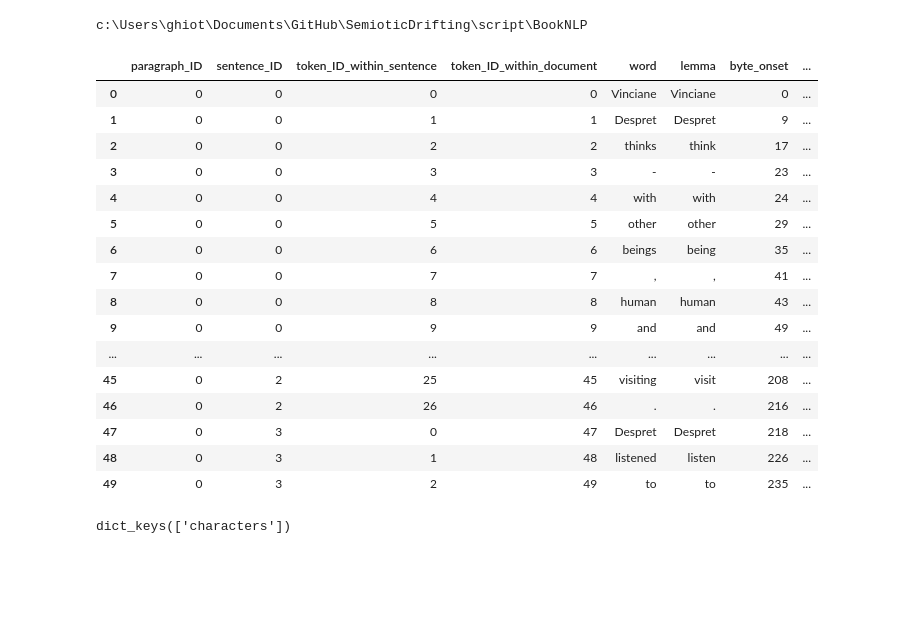
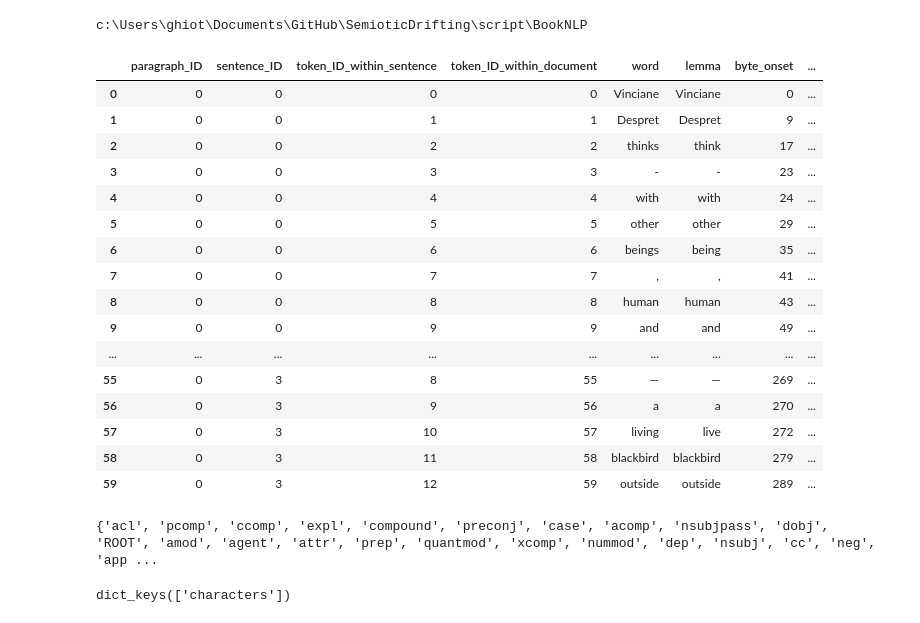
Before and after one commit to Explorers-in-the-Chthulucene/SemioticDrifting, a Jupyter notebook: script/BookNLP/BookNLP_output_analysis.ipynb, the cells around one changed output. Cells and saved outputs as stored; diff of their text form; code cells hidden in the pictures; blank space fills up the shorter version.

```diff
--- a/script/BookNLP/BookNLP_output_analysis.ipynb
+++ b/script/BookNLP/BookNLP_output_analysis.ipynb
@@ -7,39 +7,45 @@ print(cwd)
 
 entities_df = pd.read_csv("./ch_7/ch_7.entities", delimiter="\t")
 #entities_df = pd.read_csv("ChthuluceneDR/Chthulucene.entities", delimiter="\t")
 #supersense_df = pd.read_csv("../distant_reading/ChthuluceneDR/Chthulucene.supersense", delimiter="\t")
 tokens_df = pd.read_csv("./ch_7/ch_7.tokens", delimiter="\t")
 #df = df.sort_values(by = ["COREF"], ascending = True )
 #df = df.query("COREF == 354")
 
 #supersense_df = supersense_df.query("supersense_category == 'noun.event'")
 #df = entities_df.sort_values(by=["COREF"], ascending=True)
 #df[300:350]
 
 
 #tokens_df = tokens_df.query("sentence_ID == 0" and "sentence_ID == 1")
 
 #char_id in .quotes == COREF in .entities
-tokens_df[:50]
+entities_df[:50]
+#tokens_df[:60]
 # %% [output]
 c:\Users\ghiot\Documents\GitHub\SemioticDrifting\script\BookNLP
 |  | paragraph_ID | sentence_ID | token_ID_within_sentence | token_ID_within_document | word | lemma | byte_onset | ... |
 | 0 | 0 | 0 | 0 | 0 | Vinciane | Vinciane | 0 | ... |
 | 1 | 0 | 0 | 1 | 1 | Despret | Despret | 9 | ... |
 | 2 | 0 | 0 | 2 | 2 | thinks | think | 17 | ... |
 | 3 | 0 | 0 | 3 | 3 | - | - | 23 | ... |
 | 4 | 0 | 0 | 4 | 4 | with | with | 24 | ... |
 | 5 | 0 | 0 | 5 | 5 | other | other | 29 | ... |
 | 6 | 0 | 0 | 6 | 6 | beings | being | 35 | ... |
 | 7 | 0 | 0 | 7 | 7 | , | , | 41 | ... |
 | 8 | 0 | 0 | 8 | 8 | human | human | 43 | ... |
 | 9 | 0 | 0 | 9 | 9 | and | and | 49 | ... |
 | ... | ... | ... | ... | ... | ... | ... | ... | ... |
-| 45 | 0 | 2 | 25 | 45 | visiting | visit | 208 | ... |
-| 46 | 0 | 2 | 26 | 46 | . | . | 216 | ... |
-| 47 | 0 | 3 | 0 | 47 | Despret | Despret | 218 | ... |
-| 48 | 0 | 3 | 1 | 48 | listened | listen | 226 | ... |
-| 49 | 0 | 3 | 2 | 49 | to | to | 235 | ... |
+| 55 | 0 | 3 | 8 | 55 | — | — | 269 | ... |
+| 56 | 0 | 3 | 9 | 56 | a | a | 270 | ... |
+| 57 | 0 | 3 | 10 | 57 | living | live | 272 | ... |
+| 58 | 0 | 3 | 11 | 58 | blackbird | blackbird | 279 | ... |
+| 59 | 0 | 3 | 12 | 59 | outside | outside | 289 | ... |
+# %%
+dep = set(tokens_df["dependency_relation"])
+print(dep) #PER GPE LOC ORG
+# %% [output]
+{'acl', 'pcomp', 'ccomp', 'expl', 'compound', 'preconj', 'case', 'acomp', 'nsubjpass', 'dobj', 'ROOT', 'amod', 'agent', 'attr', 'prep', 'quantmod', 'xcomp', 'nummod', 'dep', 'nsubj', 'cc', 'neg', 'app ...
 # %%
 import json
 
```
Also changed, not shown: 19 other files.
